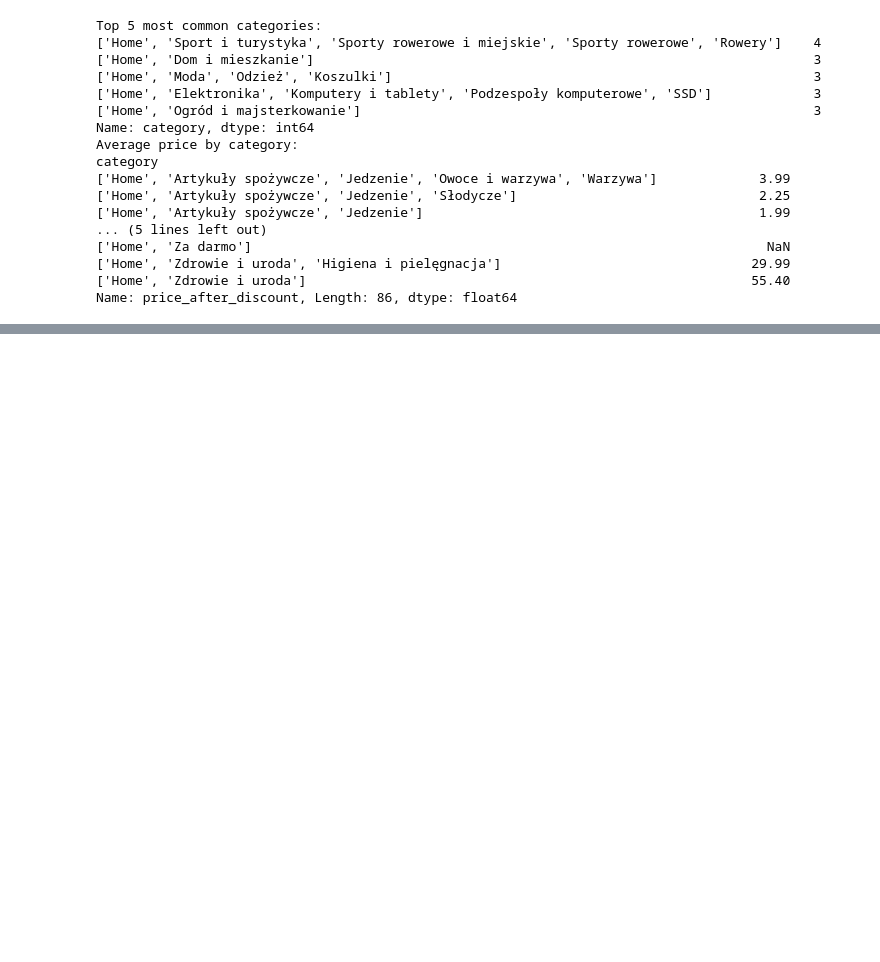
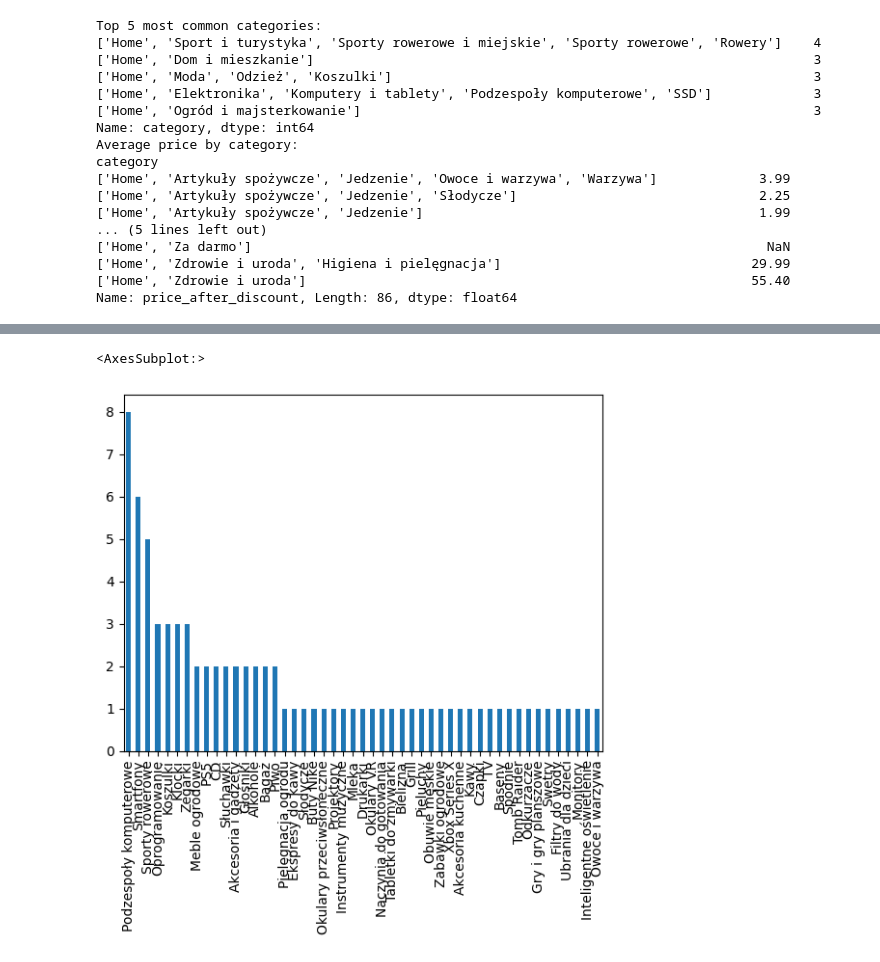
Before and after one commit to AdamJJ00/web-scrapping-pepper, a Jupyter notebook: pepper_data_analysis.ipynb, the cells around one changed output, grey strips where cells are left out. Drawn from its saved outputs; the diff is of its cells as text; code cells hidden in the pictures; blank space fills up the shorter version.

```diff
--- a/pepper_data_analysis.ipynb
+++ b/pepper_data_analysis.ipynb
@@ -204,0 +236,5 @@ Deal with lowest hotness:
+# %%
+categories.category_4.value_counts().plot.bar()
+# %% [output]
+<AxesSubplot:>
+[figure, added]
```
Also changed, not shown: parts of 16 cells of this notebook.
